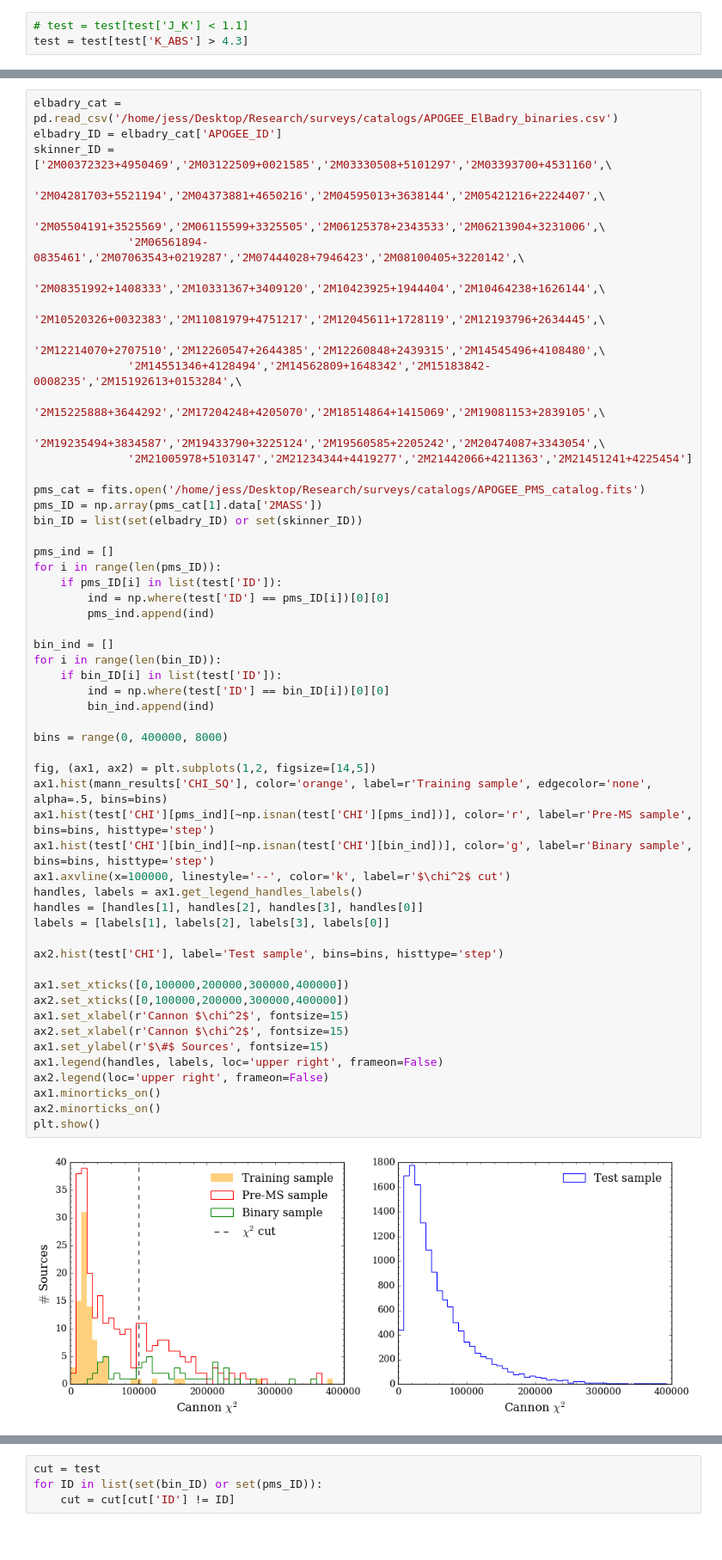
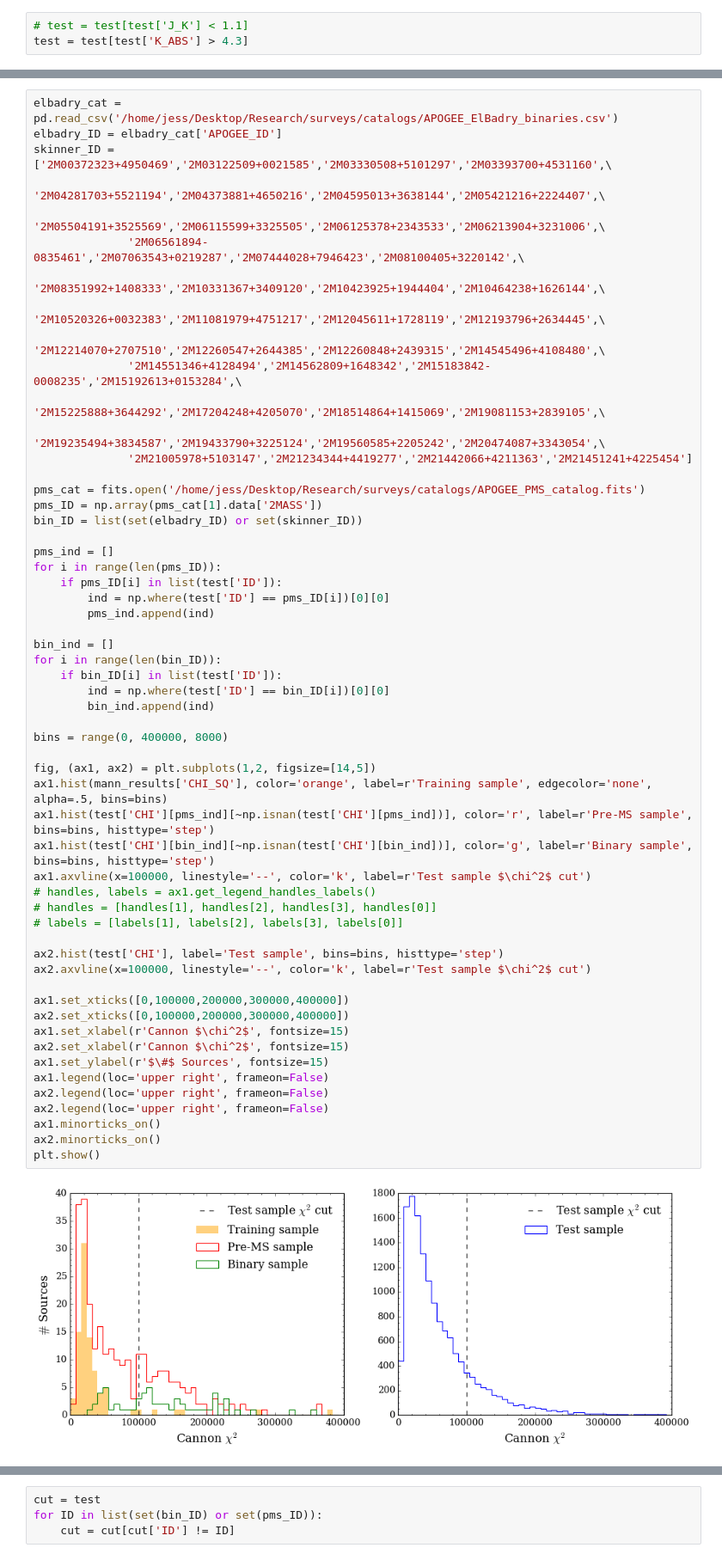
Before and after one commit to jbirky/Mdwarf_project, a Jupyter notebook: cannon_runs/apogee_test/sample_diagnostics.ipynb, the cells around one changed output, grey strips where cells are left out. Shown at 86% size. Drawn from its saved outputs; the diff is of its cells as text.

```diff
--- a/cannon_runs/apogee_test/sample_diagnostics.ipynb
+++ b/cannon_runs/apogee_test/sample_diagnostics.ipynb
@@ -165,36 +165,38 @@ pms_ind = []
 for i in range(len(pms_ID)):
     if pms_ID[i] in list(test['ID']):
         ind = np.where(test['ID'] == pms_ID[i])[0][0]
         pms_ind.append(ind)
 
 bin_ind = []
 for i in range(len(bin_ID)):
     if bin_ID[i] in list(test['ID']):
         ind = np.where(test['ID'] == bin_ID[i])[0][0]
         bin_ind.append(ind)
 
 bins = range(0, 400000, 8000)
 
 fig, (ax1, ax2) = plt.subplots(1,2, figsize=[14,5])
 ax1.hist(mann_results['CHI_SQ'], color='orange', label=r'Training sample', edgecolor='none', alpha=.5, bins=bins)
 ax1.hist(test['CHI'][pms_ind][~np.isnan(test['CHI'][pms_ind])], color='r', label=r'Pre-MS sample', bins=bins, histtype='step')
 ax1.hist(test['CHI'][bin_ind][~np.isnan(test['CHI'][bin_ind])], color='g', label=r'Binary sample', bins=bins, histtype='step')
-ax1.axvline(x=100000, linestyle='--', color='k', label=r'$\chi^2$ cut')
-handles, labels = ax1.get_legend_handles_labels()
-handles = [handles[1], handles[2], handles[3], handles[0]]
-labels = [labels[1], labels[2], labels[3], labels[0]]
+ax1.axvline(x=100000, linestyle='--', color='k', label=r'Test sample $\chi^2$ cut')
+# handles, labels = ax1.get_legend_handles_labels()
+# handles = [handles[1], handles[2], handles[3], handles[0]]
+# labels = [labels[1], labels[2], labels[3], labels[0]]
 
 ax2.hist(test['CHI'], label='Test sample', bins=bins, histtype='step')
+ax2.axvline(x=100000, linestyle='--', color='k', label=r'Test sample $\chi^2$ cut')
 
 ax1.set_xticks([0,100000,200000,300000,400000])
 ax2.set_xticks([0,100000,200000,300000,400000])
 ax1.set_xlabel(r'Cannon $\chi^2$', fontsize=15)
 ax2.set_xlabel(r'Cannon $\chi^2$', fontsize=15)
 ax1.set_ylabel(r'$\#$ Sources', fontsize=15)
-ax1.legend(handles, labels, loc='upper right', frameon=False)
+ax1.legend(loc='upper right', frameon=False)
+ax2.legend(loc='upper right', frameon=False)
 ax2.legend(loc='upper right', frameon=False)
 ax1.minorticks_on()
 ax2.minorticks_on()
 plt.show()
 # %% [output]
-[figure, old version]
+[figure, new version]
```
Also changed, not shown: parts of 2 cells of this notebook, 3 other files.
